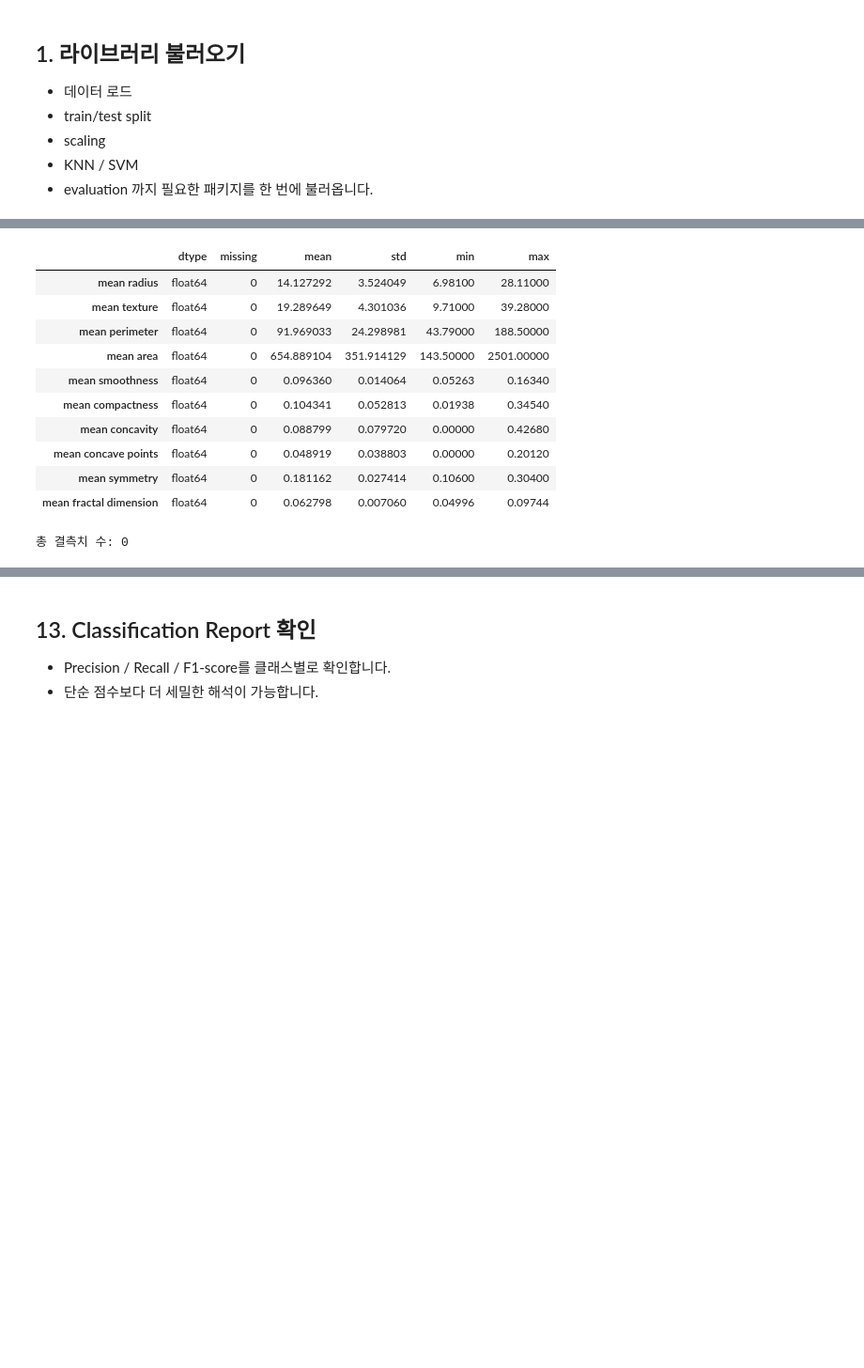
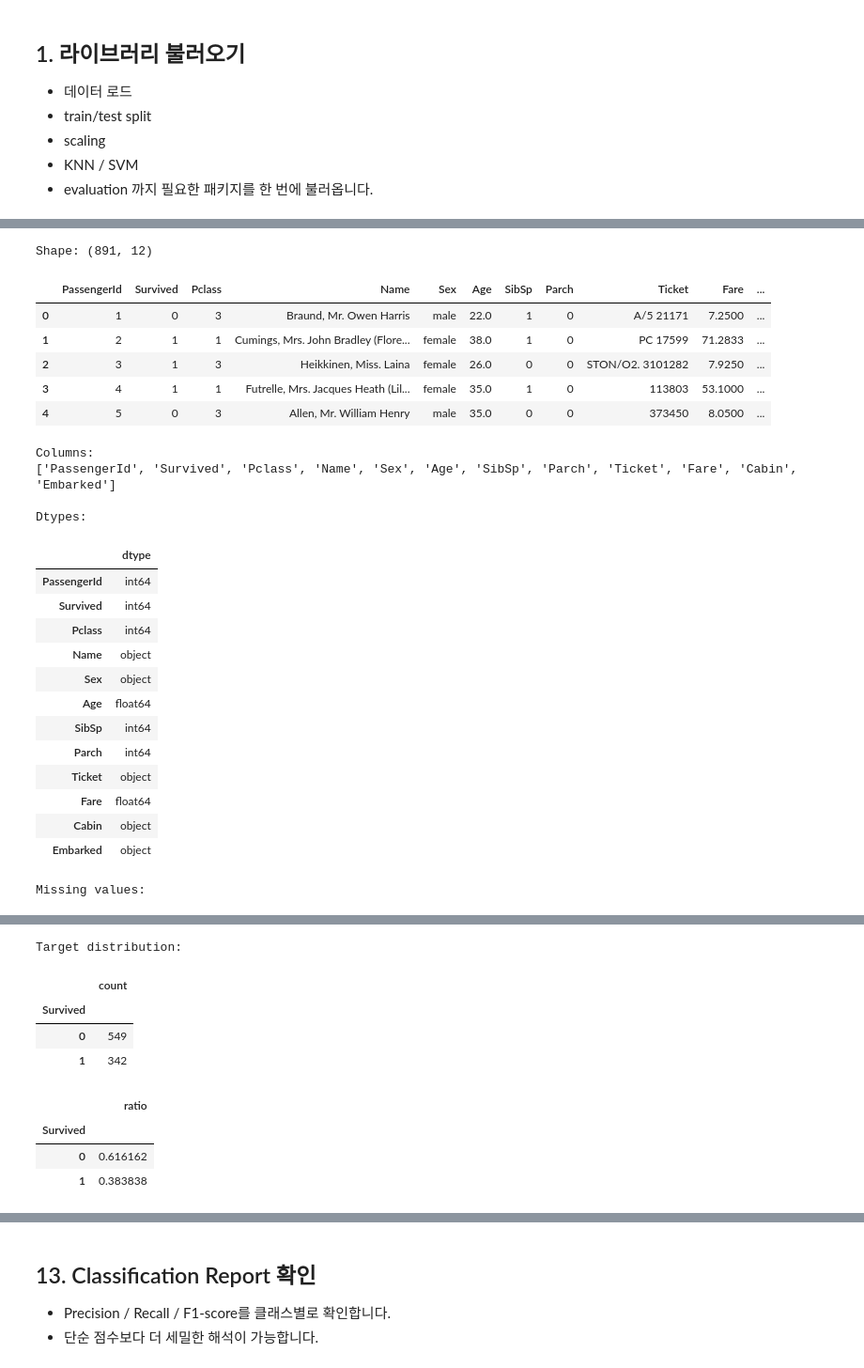
Before and after one commit to ChaeYoonUm/mlops_assignment, a Jupyter notebook: HW02/HW02_202524222.ipynb, the cells around one changed output, grey strips where cells are left out. Shown at 94% size. Drawn from its saved outputs; the diff is of its cells as text; code cells hidden in the pictures; blank space fills up the shorter version.

```diff
--- a/HW02/HW02_202524222.ipynb
+++ b/HW02/HW02_202524222.ipynb
@@ -77,0 +122,8 @@ pd.set_option("display.width", 200)
+# %%
+from pathlib import Path
+
+DATA_PATH = Path("../data/titanic.csv")
+DVC_FILE_PATH = Path("../data/titanic.csv.dvc")
+
+print("CSV exists      :", DATA_PATH.exists())
+print(".dvc file exists:", DVC_FILE_PATH.exists())
@@ -118,25 +156,44 @@ Target names: ['malignant', 'benign']
 # %%
-summary_df = pd.DataFrame({
-    "dtype": X.dtypes.astype(str),
-    "missing": X.isna().sum(),
-    "mean": X.mean(),
-    "std": X.std(),
-    "min": X.min(),
-    "max": X.max()
-})
+df = pd.read_csv(DATA_PATH)
 
-display(summary_df.head(10))
-print("총 결측치 수:", int(X.isna().sum().sum()))
+print("Shape:", df.shape)
+display(df.head())
+
+print("Columns:")
+print(df.columns.tolist())
+
+print("\nDtypes:")
+display(df.dtypes.to_frame("dtype"))
+
+print("\nMissing values:")
+display(df.isna().sum().to_frame("missing_count"))
+
+print("\nTarget distribution:")
+display(df["Survived"].value_counts().to_frame("count"))
+display(df["Survived"].value_counts(normalize=True).to_frame("ratio"))
 # %% [output]
+Shape: (891, 12)
-|  | dtype | missing | mean | std | min | max |
-| mean radius | float64 | 0 | 14.127292 | 3.524049 | 6.98100 | 28.11000 |
-| mean texture | float64 | 0 | 19.289649 | 4.301036 | 9.71000 | 39.28000 |
-| mean perimeter | float64 | 0 | 91.969033 | 24.298981 | 43.79000 | 188.50000 |
-| mean area | float64 | 0 | 654.889104 | 351.914129 | 143.50000 | 2501.00000 |
-| mean smoothness | float64 | 0 | 0.096360 | 0.014064 | 0.05263 | 0.16340 |
-| mean compactness | float64 | 0 | 0.104341 | 0.052813 | 0.01938 | 0.34540 |
-| mean concavity | float64 | 0 | 0.088799 | 0.079720 | 0.00000 | 0.42680 |
-| mean concave points | float64 | 0 | 0.048919 | 0.038803 | 0.00000 | 0.20120 |
-| mean symmetry | float64 | 0 | 0.181162 | 0.027414 | 0.10600 | 0.30400 |
-| mean fractal dimension | float64 | 0 | 0.062798 | 0.007060 | 0.04996 | 0.09744 |
+|  | PassengerId | Survived | Pclass | Name | Sex | Age | SibSp | Parch | Ticket | Fare | ... |
+| 0 | 1 | 0 | 3 | Braund, Mr. Owen Harris | male | 22.0 | 1 | 0 | A/5 21171 | 7.2500 | ... |
+| 1 | 2 | 1 | 1 | Cumings, Mrs. John Bradley (Flore... | female | 38.0 | 1 | 0 | PC 17599 | 71.2833 | ... |
+| 2 | 3 | 1 | 3 | Heikkinen, Miss. Laina | female | 26.0 | 0 | 0 | STON/O2. 3101282 | 7.9250 | ... |
+| 3 | 4 | 1 | 1 | Futrelle, Mrs. Jacques Heath (Lil... | female | 35.0 | 1 | 0 | 113803 | 53.1000 | ... |
+| 4 | 5 | 0 | 3 | Allen, Mr. William Henry | male | 35.0 | 0 | 0 | 373450 | 8.0500 | ... |
-총 결측치 수: 0
+Columns:
+['PassengerId', 'Survived', 'Pclass', 'Name', 'Sex', 'Age', 'SibSp', 'Parch', 'Ticket', 'Fare', 'Cabin', 'Embarked']
+
+Dtypes:
+|  | dtype |
+| PassengerId | int64 |
+| Survived | int64 |
+| Pclass | int64 |
+| Name | object |
+| Sex | object |
+| Age | float64 |
+| SibSp | int64 |
+| Parch | int64 |
+| Ticket | object |
+| Fare | float64 |
+| Cabin | object |
+| Embarked | object |
+Missing values:
@@ -143 +213,10 @@ print("총 결측치 수:", int(X.isna().sum().sum()))
+Target distribution:
+|  | count |
+| Survived |  |
+| 0 | 549 |
+| 1 | 342 |
+|  | ratio |
+| Survived |  |
+| 0 | 0.616162 |
+| 1 | 0.383838 |
 # %% [markdown]
```
Also changed, not shown: parts of 55 cells of this notebook, 1 other file.
